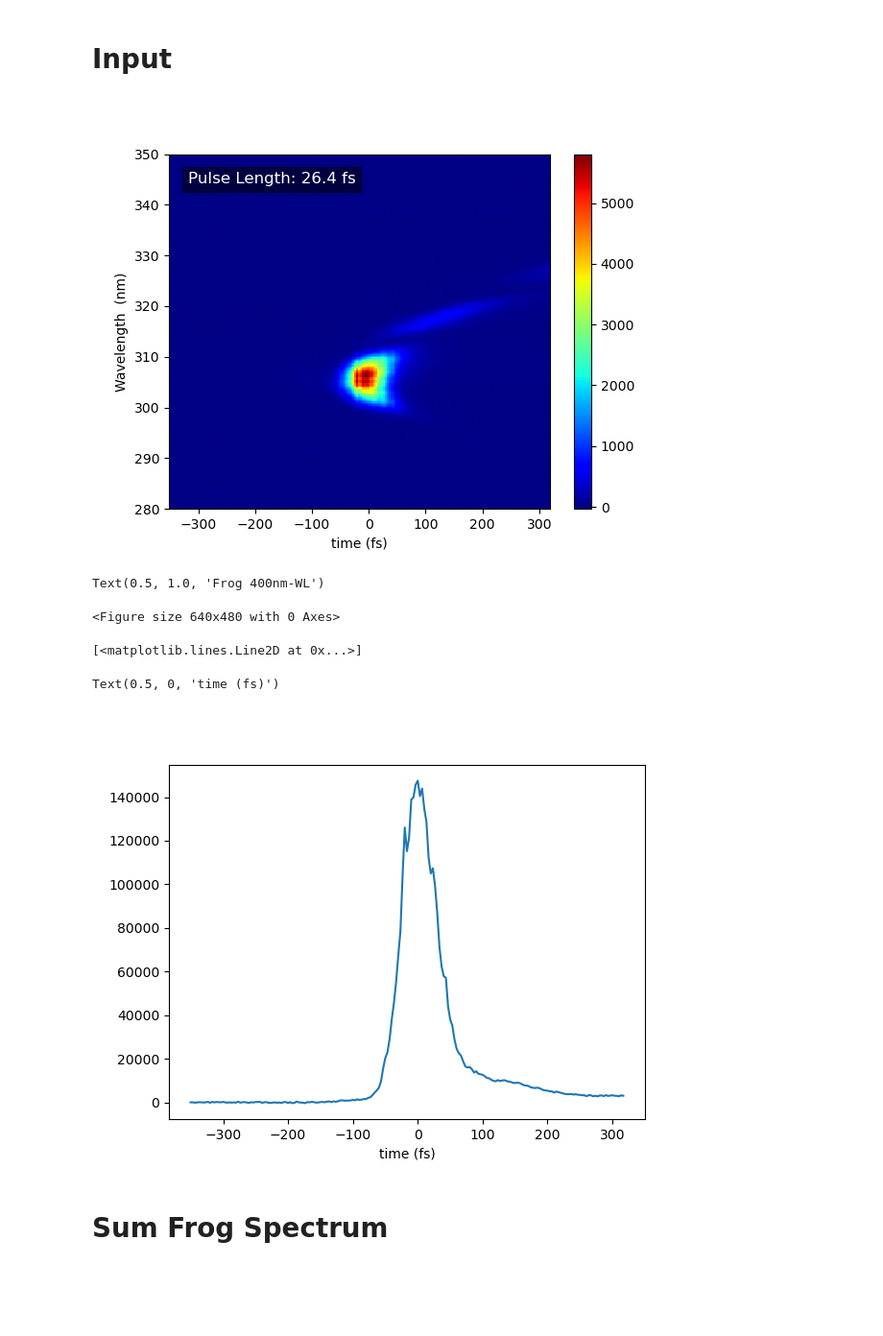
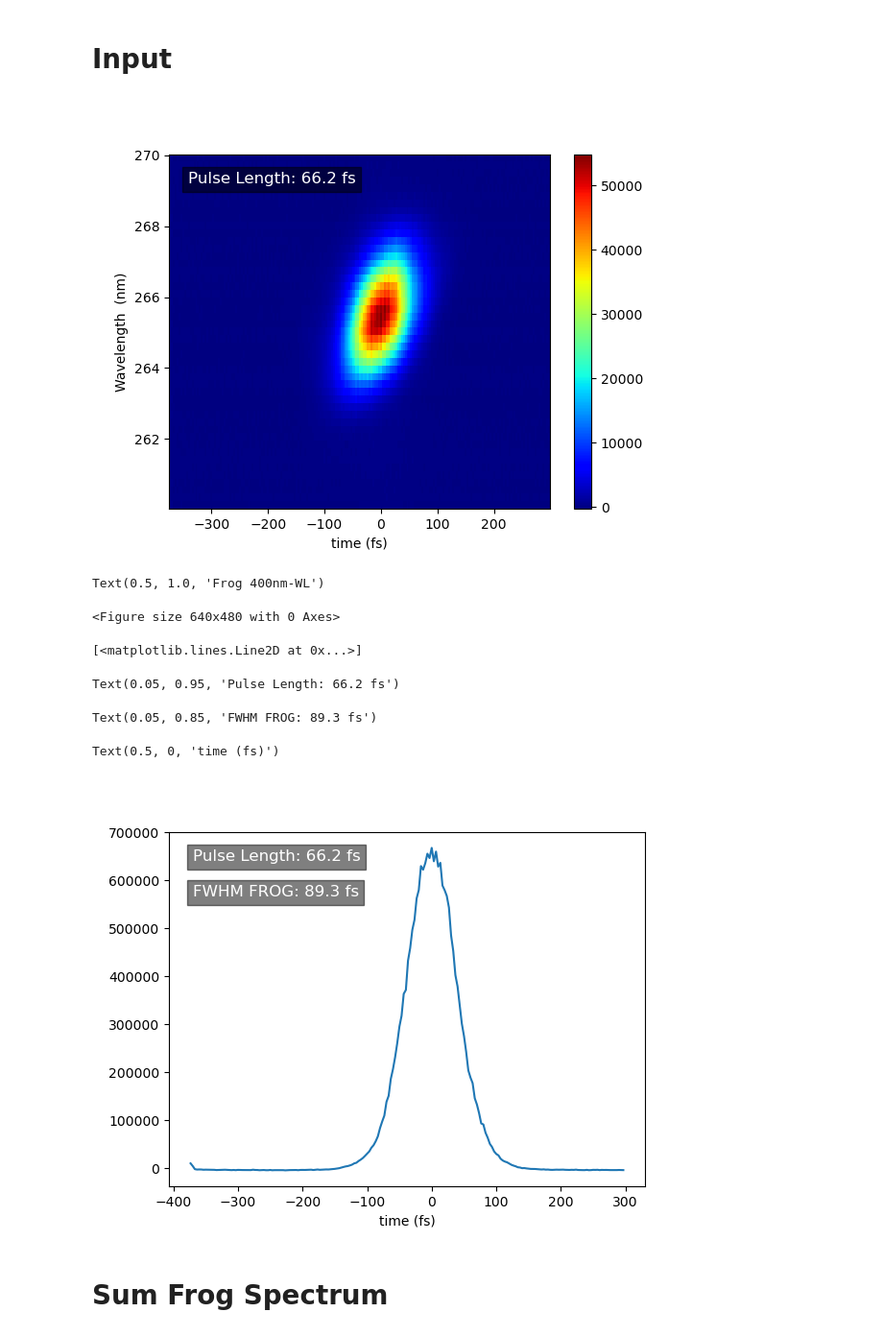
Before and after one commit to SchlauCohenLab/Arthur-s-code-, a Jupyter notebook: Data_Analysis/Frog_Analysis.ipynb, the cells around one changed output. Shown at 96% size. Cells and saved outputs as stored; diff of their text form; code cells hidden in the pictures; blank space fills up the shorter version.

```diff
--- a/Data_Analysis/Frog_Analysis.ipynb
+++ b/Data_Analysis/Frog_Analysis.ipynb
@@ -79,34 +83,47 @@ c = c*10**(-15) #mm/fs
 # %% [markdown]
 # Input
 # %%
-file_path = r'/Users/vard/Documents/FROG/250304_800_WL/Prism_position4/max306' #Should include only xFrog and Frog
-WLLims = [280,350] #Region where you see the FROG signal
+file_path = r'/Users/vard/Documents/FROG/250303_400_800nm/Prism_0p75_final/max265' #Should include only xFrog and Frog
+WLLims = [260,270] #Region where you see the FROG signal
 autocorrelation = False
 
 if autocorrelation == False:
-    gate_time = 55 #in fs
+    gate_time = 60 #in fs
 # %%
 Data = load_data(file_path)
 Data = Data.sel(wl= slice(WLLims[0],WLLims[1]))
 x0 = Data['time'][Data.sum(dim='wl').argmax()].values #Position of where the Frog is centered
 Data['time'] = ((Data['time'].values - x0)/c)*2 #Multiply by 2 as moving the stage changes the distance two time (in and out)
+FWHM = calculate_fwhm(Data.sum(dim='wl').values, Data['time'])
 if autocorrelation == True:
-    Pulse_length = calculate_fwhm(Data.sum(dim='wl').values, Data['time'])/np.sqrt(2)
+    Pulse_length = FWHM/np.sqrt(2)
 else:
-    Pulse_length = np.sqrt(calculate_fwhm(Data.sum(dim='wl').values, Data['time'])**2-gate_time**2)
+    Pulse_length = np.sqrt(FWHM**2-gate_time**2)
 heatmap(Data,Pulse_length,_show_Length=True)
 plt.title("Frog 400nm-WL")
 plt.figure()
 Data.sum(dim='wl').plot()
+# Add the line of text for Pulse length
+plt.text(0.05, 0.95, f'Pulse Length: {Pulse_length:.1f} fs',
+        fontsize=12, color='white', transform=plt.gca().transAxes,
+        ha='left', va='top', bbox=dict(facecolor='black', alpha=0.5))
+
+# Add the second line of text for FWHM
+plt.text(0.05, 0.85, f'FWHM FROG: {FWHM:.1f} fs',
+        fontsize=12, color='white', transform=plt.gca().transAxes,
+        ha='left', va='top', bbox=dict(facecolor='black', alpha=0.5))
+
 plt.xlabel('time (fs)')
 plt.show()
 # %% [output]
-[figure, old version]
+[figure, new version]
 Text(0.5, 1.0, 'Frog 400nm-WL')
 <Figure size 640x480 with 0 Axes>
 [<matplotlib.lines.Line2D at 0x...>]
-Text(0.5, 0, 'time (fs)')
+Text(0.05, 0.95, 'Pulse Length: 66.2 fs')
+Text(0.05, 0.85, 'FWHM FROG: 89.3 fs')
+Text(0.5, 0, 'time (fs)')
-[figure, old version]
+[figure, new version]
 # %% [markdown]
 # Sum Frog Spectrum
 # %%
```
Also changed, not shown: parts of 4 cells of this notebook.
